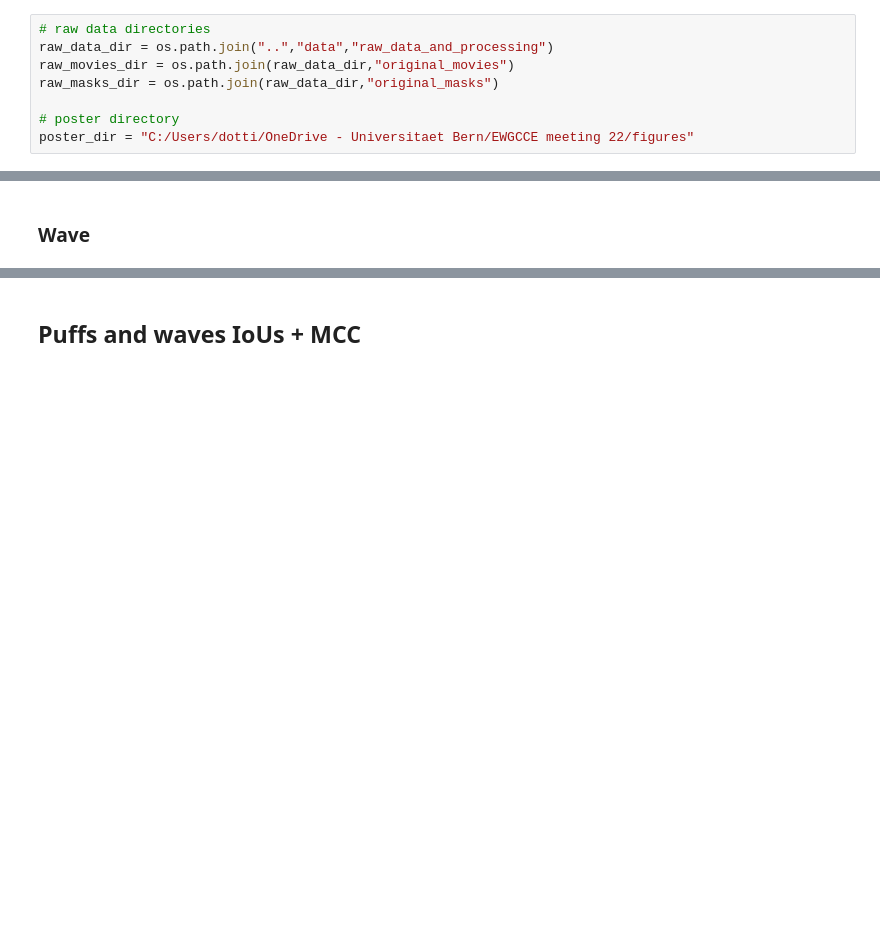
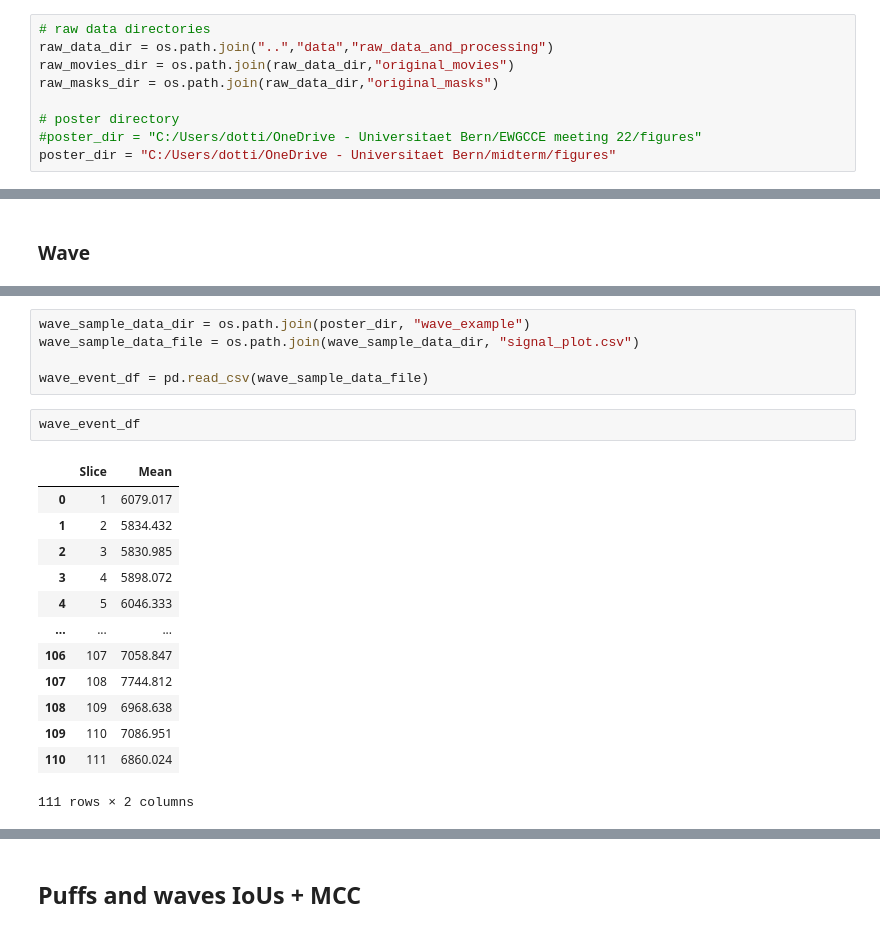
Before and after one commit to dottipr/sparks_project, a Jupyter notebook: sparks/plots for poster.ipynb, the cells around one changed output, grey strips where cells are left out. Saved outputs shown, nothing was run; the diff lists cells and outputs as text; blank space fills up the shorter version.

```diff
--- a/sparks/plots for poster.ipynb
+++ b/sparks/plots for poster.ipynb
@@ -38,7 +38,8 @@ raw_movies_dir = os.path.join(raw_data_dir,"original_movies")
 raw_masks_dir = os.path.join(raw_data_dir,"original_masks")
 
 # poster directory
-poster_dir = "C:/Users/dotti/OneDrive - Universitaet Bern/EWGCCE meeting 22/figures"
+#poster_dir = "C:/Users/dotti/OneDrive - Universitaet Bern/EWGCCE meeting 22/figures"
+poster_dir = "C:/Users/dotti/OneDrive - Universitaet Bern/midterm/figures"
 # %%
 if not use_training_data:
     metrics_dir = os.path.join("trainings_validation", training_name)
@@ -168,0 +134,21 @@ plt.savefig(os.path.join(wave_sample_data_dir, "wave_example_plot.png"), bbox_in
+# %%
+wave_sample_data_dir = os.path.join(poster_dir, "wave_example")
+wave_sample_data_file = os.path.join(wave_sample_data_dir, "signal_plot.csv")
+
+wave_event_df = pd.read_csv(wave_sample_data_file)
+# %%
+wave_event_df
+# %% [output]
+|  | Slice | Mean |
+| 0 | 1 | 6079.017 |
+| 1 | 2 | 5834.432 |
+| 2 | 3 | 5830.985 |
+| 3 | 4 | 5898.072 |
+| 4 | 5 | 6046.333 |
+| ... | ... | ... |
+| 106 | 107 | 7058.847 |
+| 107 | 108 | 7744.812 |
+| 108 | 109 | 6968.638 |
+| 109 | 110 | 7086.951 |
+| 110 | 111 | 6860.024 |
+111 rows × 2 columns
```
Also changed, not shown: parts of 2 cells of this notebook, 15 other files.
